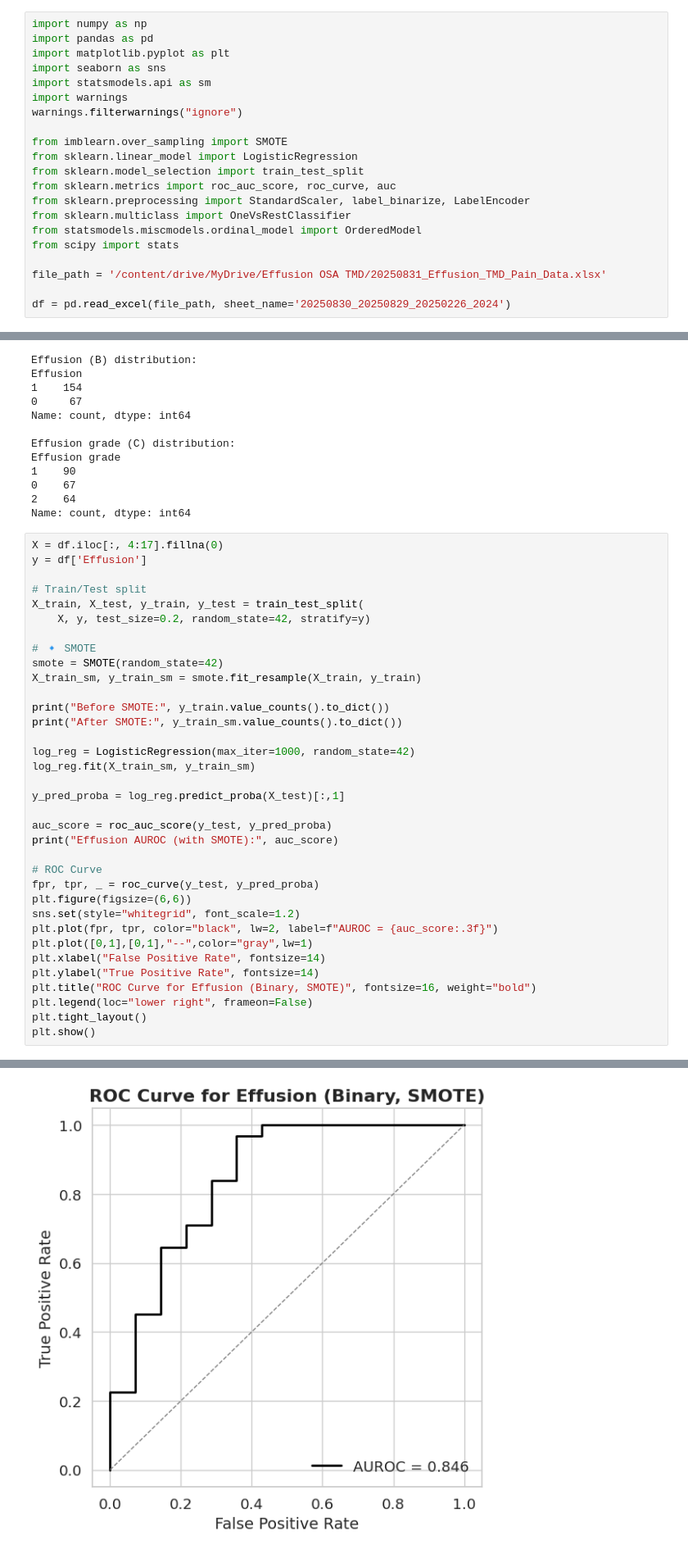
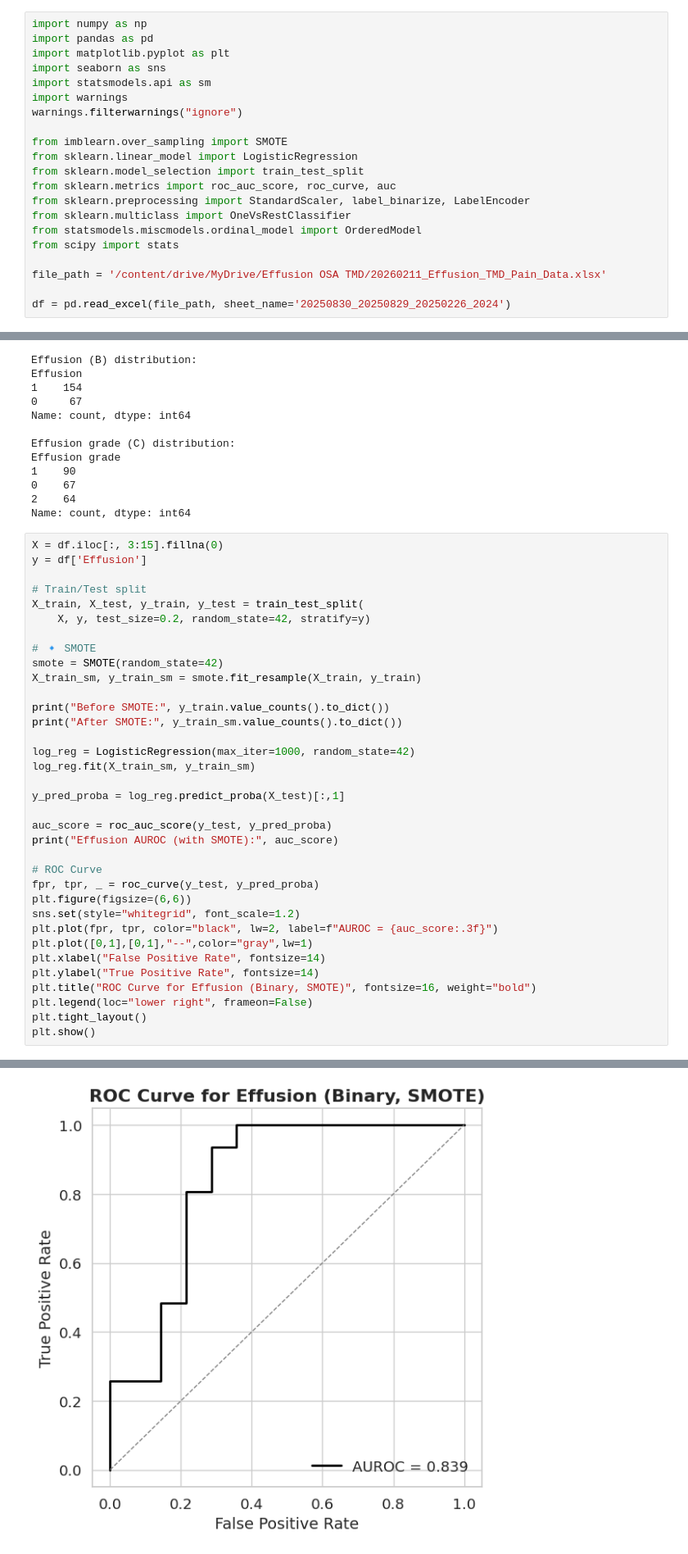
Before and after one commit to seongwoojang1123/TMJ-Effusion-and-Pain, a Jupyter notebook: 3_Logistic_Regression_Training_Effusion.ipynb, the cells around one changed output, grey strips where cells are left out. Shown at 82% size. Saved outputs shown, nothing was run; the diff lists cells and outputs as text.

```diff
--- a/3_Logistic_Regression_Training_Effusion.ipynb
+++ b/3_Logistic_Regression_Training_Effusion.ipynb
@@ -18,7 +18,7 @@ from sklearn.multiclass import OneVsRestClassifier
 from statsmodels.miscmodels.ordinal_model import OrderedModel
 from scipy import stats
 
-file_path = '/content/drive/MyDrive/Effusion OSA TMD/20250831_Effusion_TMD_Pain_Data.xlsx'
+file_path = '/content/drive/MyDrive/Effusion OSA TMD/20260211_Effusion_TMD_Pain_Data.xlsx'
 
 df = pd.read_excel(file_path, sheet_name='20250830_20250829_20250226_2024')
 # %% [markdown]
@@ -647,7 +724,7 @@ Effusion grade
 2    64
 Name: count, dtype: int64
 # %%
-X = df.iloc[:, 4:17].fillna(0)
+X = df.iloc[:, 3:15].fillna(0)
 y = df['Effusion']
 
 # Train/Test split
@@ -688,4 +765,4 @@ Effusion AUROC (with SMOTE): 0.8456221198156681
-[figure, old version]
+[figure, new version]
 # %%
 
 # Target = Effusion grade (0,1,2)
```
Also changed, not shown: parts of 10 cells of this notebook.
